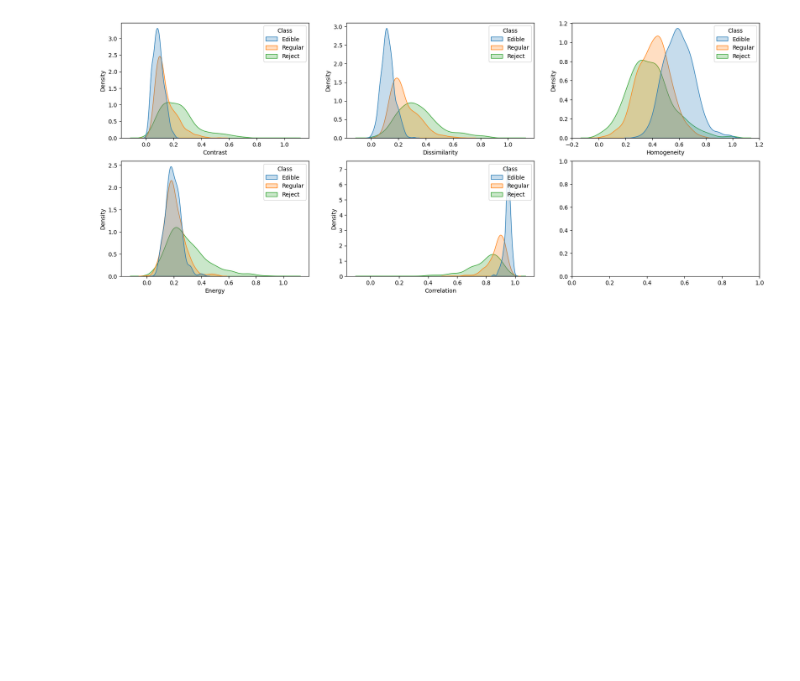
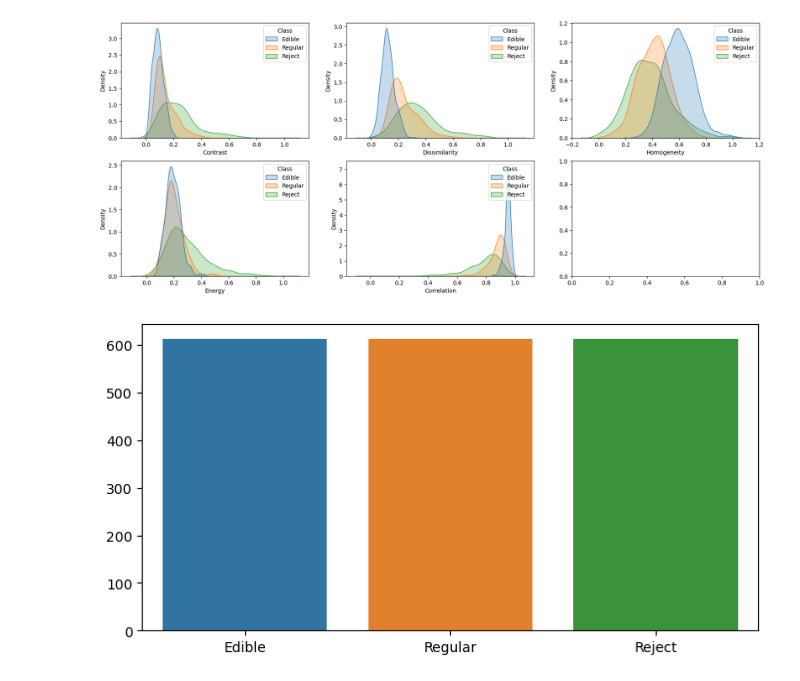
Before and after one commit to kusin/kopra-supervised, a Jupyter notebook: K02-EDA.ipynb, the cells around one changed output. Cells and saved outputs as stored; diff of their text form; code cells hidden in the pictures; blank space fills up the shorter version.

```diff
--- a/K02-EDA.ipynb
+++ b/K02-EDA.ipynb
@@ -75,3 +75,19 @@ sns.kdeplot(dataset, x="Correlation", hue="Class",  fill=True, ax=ax[1,1])
 plt.show()
 # %% [output]
 [figure]
+# %%
+# set figure
+fig, ax = plt.subplots(figsize=(8,4))
+
+# barplot
+sns.countplot(dataset, x="Class")
+
+# set labels
+ax.set_title("")
+ax.set_xlabel("")
+ax.set_ylabel("")
+
+# show plot
+fig.show()
+# %% [output]
+[figure, added]
```
